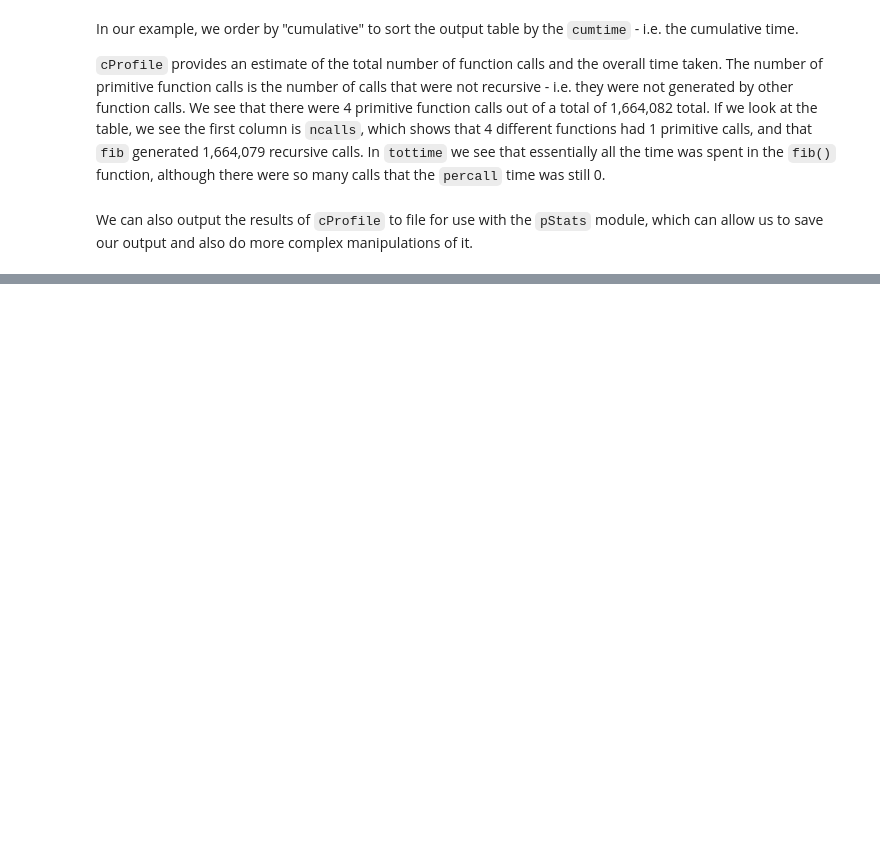
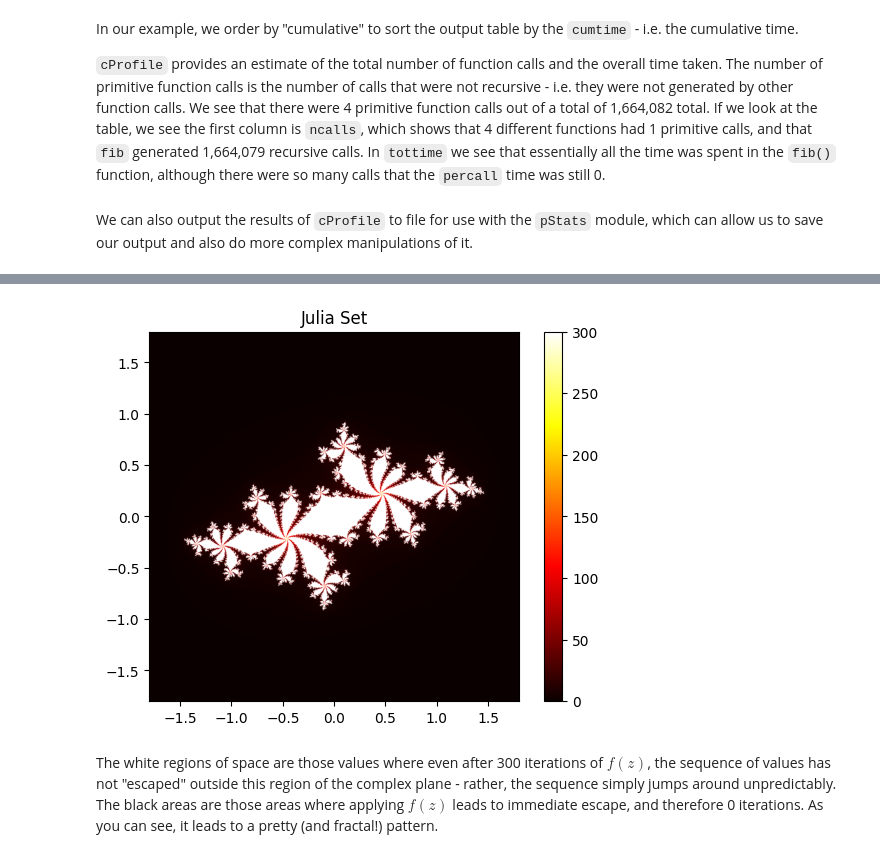
Before and after one commit to gguyver/code-optimisation-workshop, a Jupyter notebook: profiling.ipynb, the cells around one changed output, grey strips where cells are left out. Drawn from its saved outputs; the diff is of its cells as text; code cells hidden in the pictures; blank space fills up the shorter version.

```diff
--- a/profiling.ipynb
+++ b/profiling.ipynb
@@ -121,0 +190,7 @@ Tue Jun 24 22:15:47 2025    fib_stats
+# %%
+from julia_set import visualise_julia_set
+visualise_julia_set(desired_width = 1000, max_iterations = 300)
+# %% [output]
+[figure, added]
+# %% [markdown]
+The white regions of space are those values where even after 300 iterations of $f(z)$, the sequence of values has not "escaped" outside this region of the complex plane - rather, the sequence simply jumps around unpredictably. The black areas are those areas where applying $f(z)$ leads to immediate escape, and therefore 0 iterations. As you can see, it leads to a pretty (and fractal!) pattern.
```
Also changed, not shown: parts of 19 cells of this notebook, 1 other file.
